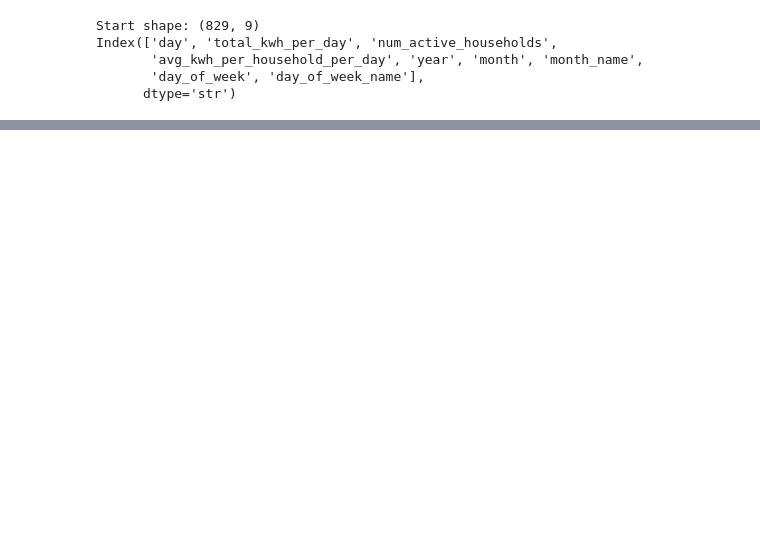
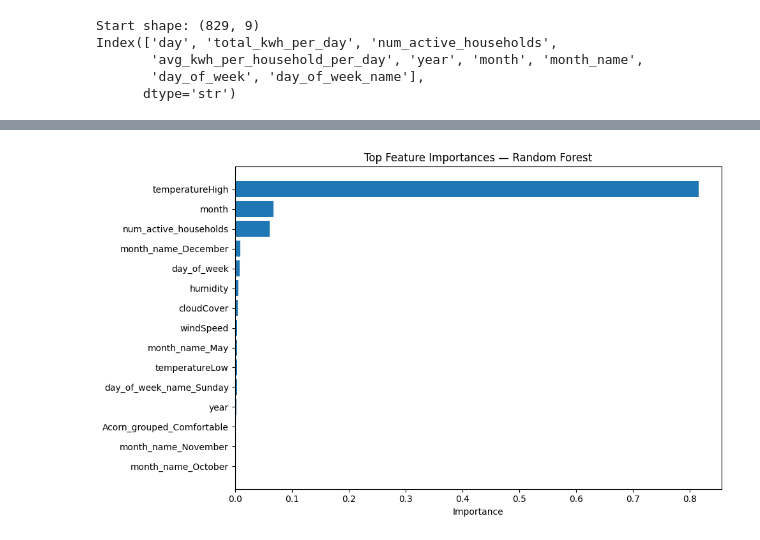
Before and after one commit to MaximeBoulat/TeamProject-530, a Jupyter notebook: Notebooks/Smart_meters_in_London.ipynb, the cells around one changed output, grey strips where cells are left out. Drawn from its saved outputs; the diff is of its cells as text; code cells hidden in the pictures; blank space fills up the shorter version.

Commit message:
Modeling section complete

```diff
--- a/Notebooks/Smart_meters_in_London.ipynb
+++ b/Notebooks/Smart_meters_in_London.ipynb
@@ -1388,0 +1564,18 @@ dtype: float64
+# %%
+# STEP 9F.1: Impute missing numeric values
+
+from sklearn.impute import SimpleImputer
+
+# Identify numeric feature columns
+numeric_features = X_train.select_dtypes(include=["int64", "float64"]).columns
+
+# Initialize mean imputer
+imputer = SimpleImputer(strategy="mean")
+
+# Fit on training data, transform both train and test
+X_train[numeric_features] = imputer.fit_transform(X_train[numeric_features])
+X_test[numeric_features] = imputer.transform(X_test[numeric_features])
+
+# Sanity check
+print("Remaining NaNs in X_train:", X_train.isna().sum().sum())
+print("Remaining NaNs in X_test:", X_test.isna().sum().sum())
@@ -1388,0 +1763,11 @@ dtype: float64
+# %%
+# STEP 9H3: Feature Importance Analysis
+
+import pandas as pd
+
+feature_importance = pd.DataFrame({
+    "feature": X_train.columns,
+    "importance": rf_model.feature_importances_
+}).sort_values(by="importance", ascending=False)
+
+feature_importance.head(15)
@@ -1388,0 +1791,18 @@ dtype: float64
+# %%
+# STEP 9H4: Plot Feature Importance
+
+import matplotlib.pyplot as plt
+
+top_n = 15
+
+plt.figure(figsize=(10, 6))
+plt.barh(
+    feature_importance["feature"][:top_n][::-1],
+    feature_importance["importance"][:top_n][::-1]
+)
+plt.xlabel("Importance")
+plt.title("Top Feature Importances — Random Forest")
+plt.tight_layout()
+plt.show()
+# %% [output]
+[figure, added]
```
Also changed, not shown: parts of 29 cells of this notebook.
